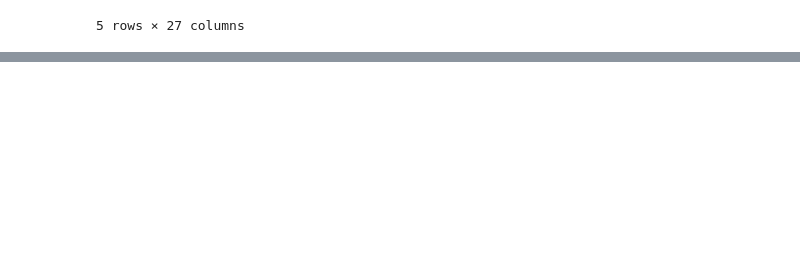
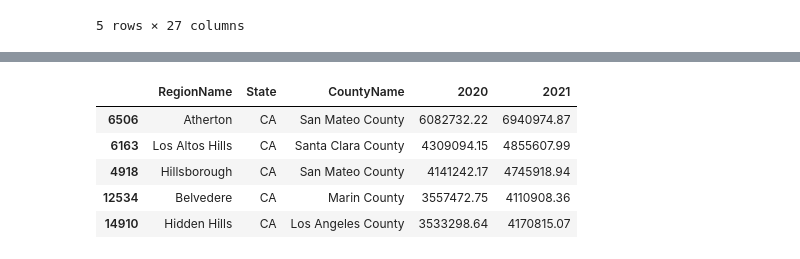
Before and after one commit to ahvuong/COGS108_Data_Science_In_Practice, a Jupyter notebook: DataCheckpointGroup_Sp23_AAA-H.ipynb, the cells around one changed output, grey strips where cells are left out. Drawn from its saved outputs; the diff is of its cells as text; code cells hidden in the pictures; blank space fills up the shorter version.

```diff
--- a/DataCheckpointGroup_Sp23_AAA-H.ipynb
+++ b/DataCheckpointGroup_Sp23_AAA-H.ipynb
@@ -208,0 +186,21 @@ TX_home_values_df.head()
+# %%
+CA_home_values = home_values_df[home_values_df['State'] == 'CA']
+date_columns = CA_home_values.columns[CA_home_values.columns.str.match(r'\d{4}-\d{2}-\d{2}')]
+
+year_2020 = [col for col in date_columns if col[:4] == '2020']
+CA_home_values['2020'] = CA_home_values[year_2020].mean(axis=1, skipna=True)
+year_2021 = [col for col in date_columns if col[:4] == '2021']
+CA_home_values['2021'] = CA_home_values[year_2021].mean(axis=1, skipna= True)
+
+CA_home_values_df = CA_home_values[['RegionName', 'State', 'CountyName', '2020', '2021']]
+years = ['2020', '2021']
+CA_home_values_df = CA_home_values_df.sort_values(by= years, ascending=False)
+
+CA_home_values_df.head()
+# %% [output]
+|  | RegionName | State | CountyName | 2020 | 2021 |
+| 6506 | Atherton | CA | San Mateo County | 6082732.22 | 6940974.87 |
+| 6163 | Los Altos Hills | CA | Santa Clara County | 4309094.15 | 4855607.99 |
+| 4918 | Hillsborough | CA | San Mateo County | 4141242.17 | 4745918.94 |
+| 12534 | Belvedere | CA | Marin County | 3557472.75 | 4110908.36 |
+| 14910 | Hidden Hills | CA | Los Angeles County | 3533298.64 | 4170815.07 |
```
Also changed, not shown: parts of 11 cells of this notebook.
